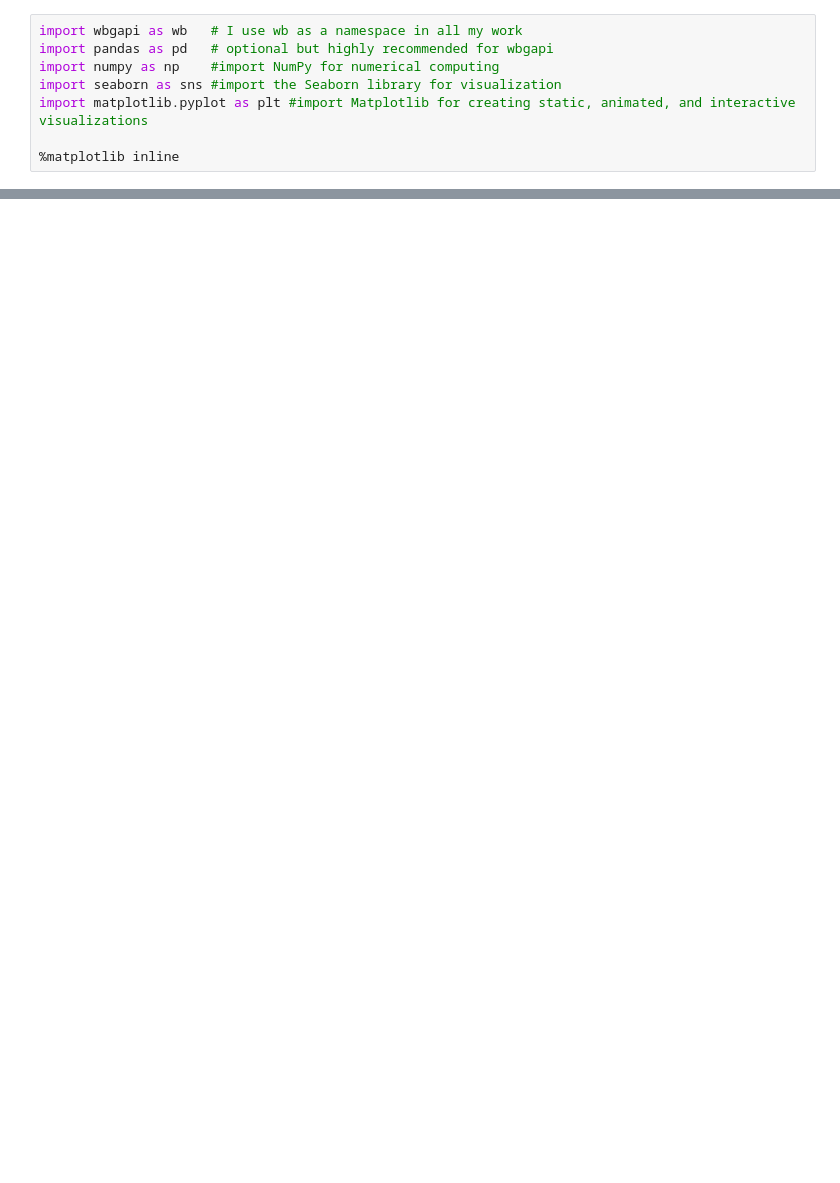
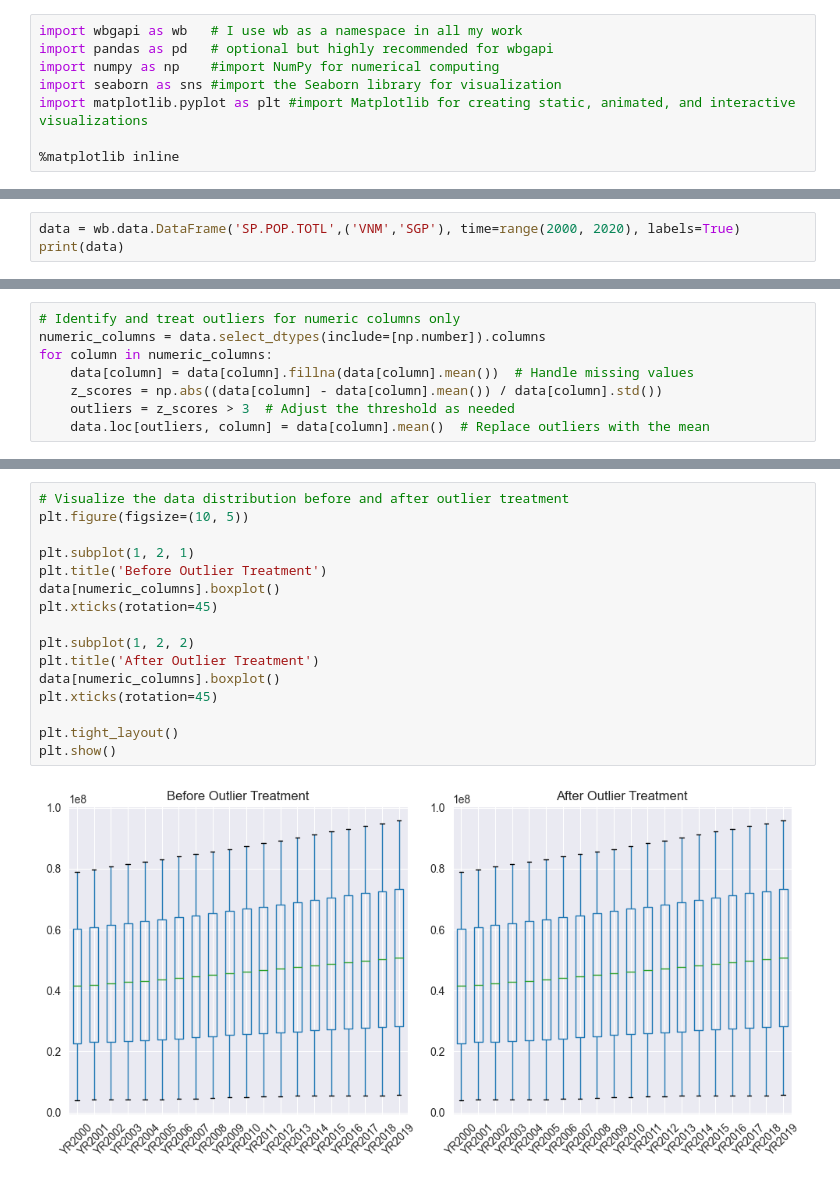
Before and after one commit to lhquan502/DATA-PROJECT, a Jupyter notebook: Testing World Bank.ipynb, the cells around one changed output, grey strips where cells are left out. Saved outputs shown, nothing was run; the diff lists cells and outputs as text; blank space fills up the shorter version.

```diff
--- a/Testing World Bank.ipynb
+++ b/Testing World Bank.ipynb
@@ -41,0 +42,3 @@ VC.IHR.PSRC.P5             Intentional homicides (per 100,000 people)
+# %%
+data = wb.data.DataFrame('SP.POP.TOTL',('VNM','SGP'), time=range(2000, 2020), labels=True)
+print(data)
@@ -41,0 +83,8 @@ VC.IHR.PSRC.P5             Intentional homicides (per 100,000 people)
+# %%
+# Identify and treat outliers for numeric columns only
+numeric_columns = data.select_dtypes(include=[np.number]).columns
+for column in numeric_columns:
+    data[column] = data[column].fillna(data[column].mean())  # Handle missing values
+    z_scores = np.abs((data[column] - data[column].mean()) / data[column].std())
+    outliers = z_scores > 3  # Adjust the threshold as needed
+    data.loc[outliers, column] = data[column].mean()  # Replace outliers with the mean
@@ -41,0 +135,18 @@ VC.IHR.PSRC.P5             Intentional homicides (per 100,000 people)
+# %%
+# Visualize the data distribution before and after outlier treatment
+plt.figure(figsize=(10, 5))
+
+plt.subplot(1, 2, 1)
+plt.title('Before Outlier Treatment')
+data[numeric_columns].boxplot()
+plt.xticks(rotation=45)
+
+plt.subplot(1, 2, 2)
+plt.title('After Outlier Treatment')
+data[numeric_columns].boxplot()
+plt.xticks(rotation=45)
+
+plt.tight_layout()
+plt.show()
+# %% [output]
+[figure, added]
```
Also changed, not shown: parts of 6 cells of this notebook, 2 other files.
